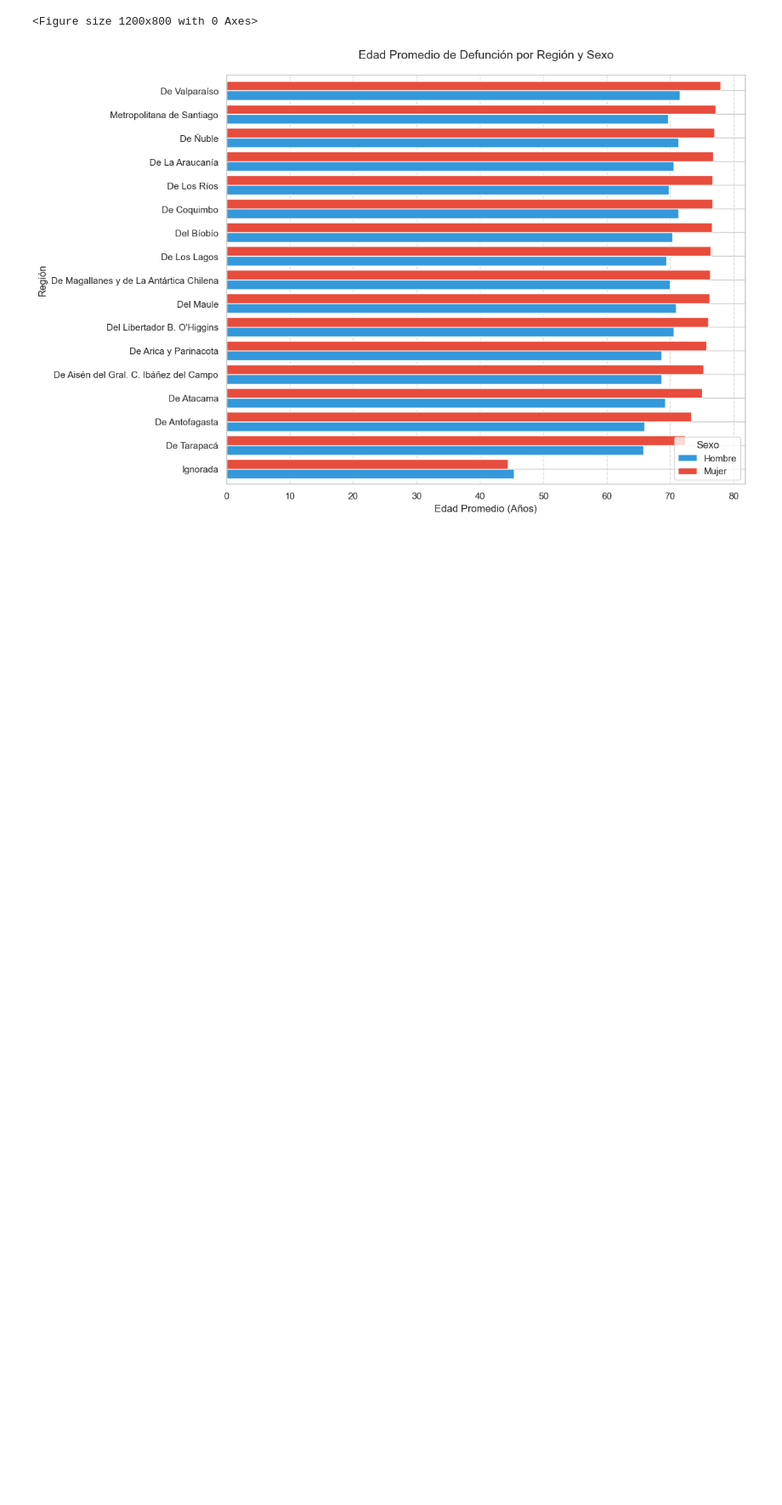
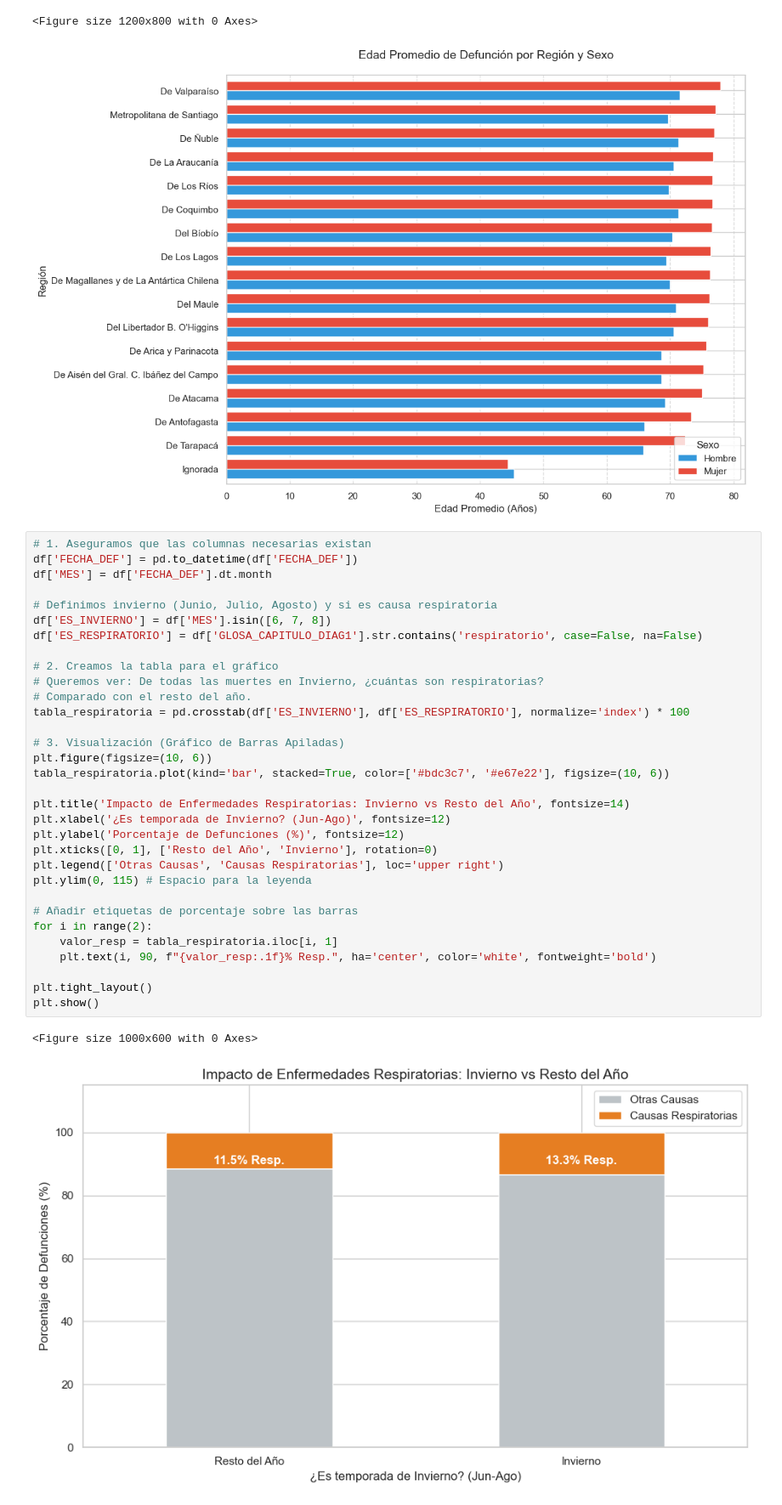
Before and after one commit to Bladex12/proyecto-analisis, a Jupyter notebook: trabajo.ipynb, the cells around one changed output. Shown at 85% size. Saved outputs shown, nothing was run; the diff lists cells and outputs as text; blank space fills up the shorter version.

Commit message:
Ahora si se trabajaron con las preguntas correctas
añadido graficos de cada una. Quizás falta una interpretación de los gráficos e incluir cosas vistas en clases (TLC)

```diff
--- a/trabajo.ipynb
+++ b/trabajo.ipynb
@@ -337,3 +337,38 @@ plt.show()
 [figure]
 <Figure size 1200x800 with 0 Axes>
 [figure]
+# %%
+# 1. Aseguramos que las columnas necesarias existan
+df['FECHA_DEF'] = pd.to_datetime(df['FECHA_DEF'])
+df['MES'] = df['FECHA_DEF'].dt.month
+
+# Definimos invierno (Junio, Julio, Agosto) y si es causa respiratoria
+df['ES_INVIERNO'] = df['MES'].isin([6, 7, 8])
+df['ES_RESPIRATORIO'] = df['GLOSA_CAPITULO_DIAG1'].str.contains('respiratorio', case=False, na=False)
+
+# 2. Creamos la tabla para el gráfico
+# Queremos ver: De todas las muertes en Invierno, ¿cuántas son respiratorias?
+# Comparado con el resto del año.
+tabla_respiratoria = pd.crosstab(df['ES_INVIERNO'], df['ES_RESPIRATORIO'], normalize='index') * 100
+
+# 3. Visualización (Gráfico de Barras Apiladas)
+plt.figure(figsize=(10, 6))
+tabla_respiratoria.plot(kind='bar', stacked=True, color=['#bdc3c7', '#e67e22'], figsize=(10, 6))
+
+plt.title('Impacto de Enfermedades Respiratorias: Invierno vs Resto del Año', fontsize=14)
+plt.xlabel('¿Es temporada de Invierno? (Jun-Ago)', fontsize=12)
+plt.ylabel('Porcentaje de Defunciones (%)', fontsize=12)
+plt.xticks([0, 1], ['Resto del Año', 'Invierno'], rotation=0)
+plt.legend(['Otras Causas', 'Causas Respiratorias'], loc='upper right')
+plt.ylim(0, 115) # Espacio para la leyenda
+
+# Añadir etiquetas de porcentaje sobre las barras
+for i in range(2):
+    valor_resp = tabla_respiratoria.iloc[i, 1]
+    plt.text(i, 90, f"{valor_resp:.1f}% Resp.", ha='center', color='white', fontweight='bold')
+
+plt.tight_layout()
+plt.show()
+# %% [output]
+<Figure size 1000x600 with 0 Axes>
+[figure, added]
```
Also changed, not shown: parts of 1 cell of this notebook.
